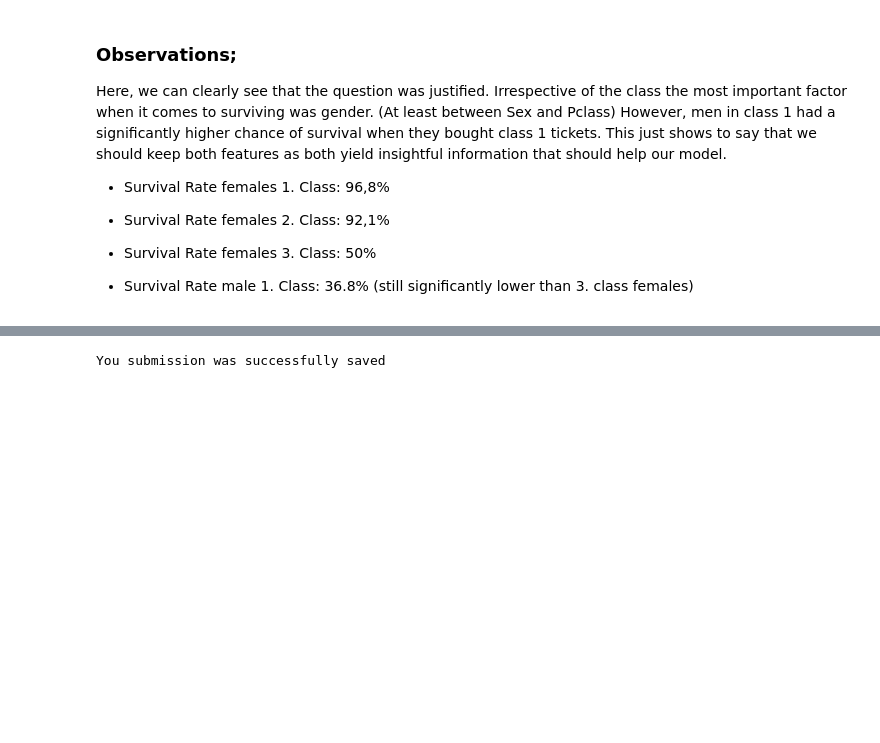
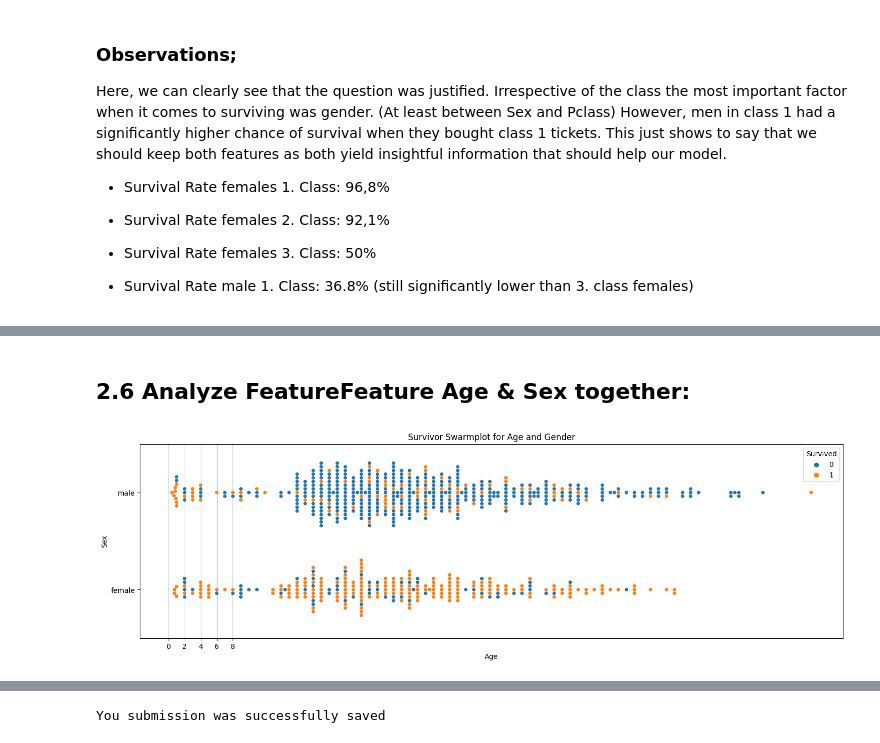
Before and after one commit to PeJiR/KAGGLE-Learn-Courses-, a Jupyter notebook: Titanic - Machine Learning from Disaster.ipynb, the cells around one changed output, grey strips where cells are left out. Drawn from its saved outputs; the diff is of its cells as text; code cells hidden in the pictures; blank space fills up the shorter version.

```diff
--- a/Titanic - Machine Learning from Disaster.ipynb
+++ b/Titanic - Machine Learning from Disaster.ipynb
@@ -255,0 +285,14 @@ Here, we can clearly see that the question was justified. Irrespective of the cl
+# %% [markdown]
+## 2.6 Analyze FeatureFeature Age & Sex together:
+# %%
+def plot_swarm_survivors(dataset, feature1, feature2, title, marker_size=5):
+    fig, ax = plt.subplots(figsize=(18, 5))
+    ax.grid(True)
+    plt.xticks(list(range(0, 10, 2)))
+
+    sns.swarmplot(y=feature1, x=feature2, hue='Survived', data=dataset, s=marker_size)
+    ax.set_title(title)
+# %%
+plot_swarm_survivors(train_data, "Sex", "Age", "Survivor Swarmplot for Age and Gender")
+# %% [output]
+[figure, added]
```
Also changed, not shown: parts of 44 cells of this notebook.
